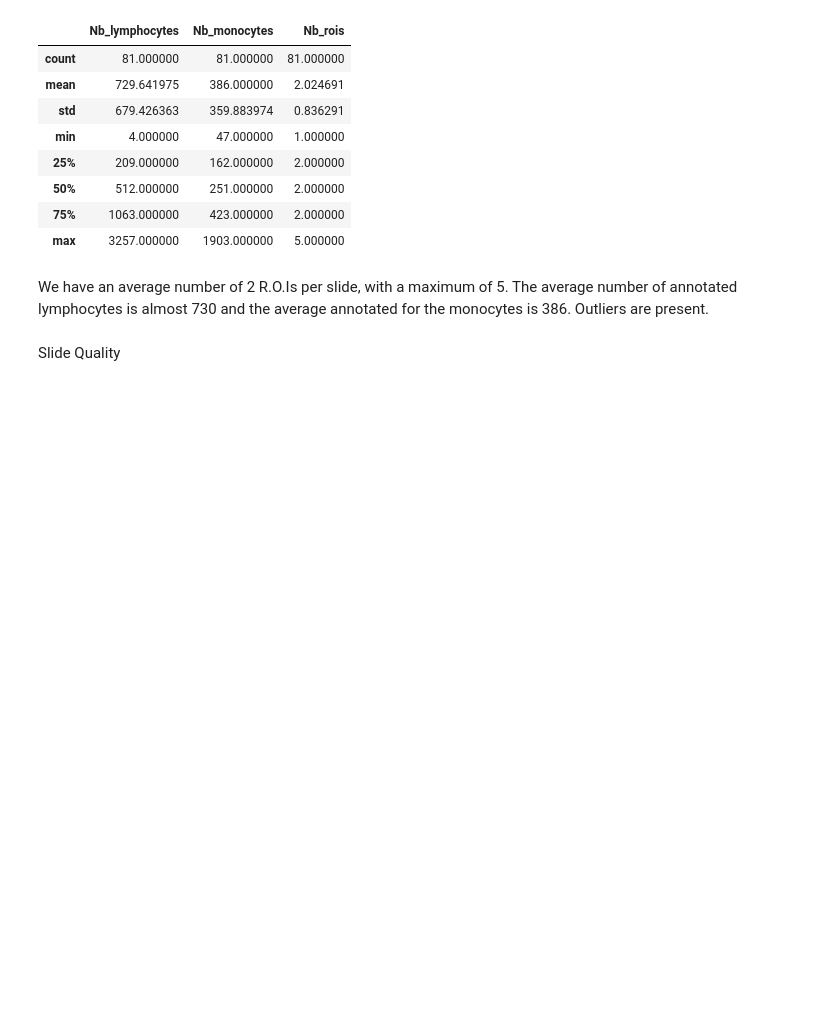
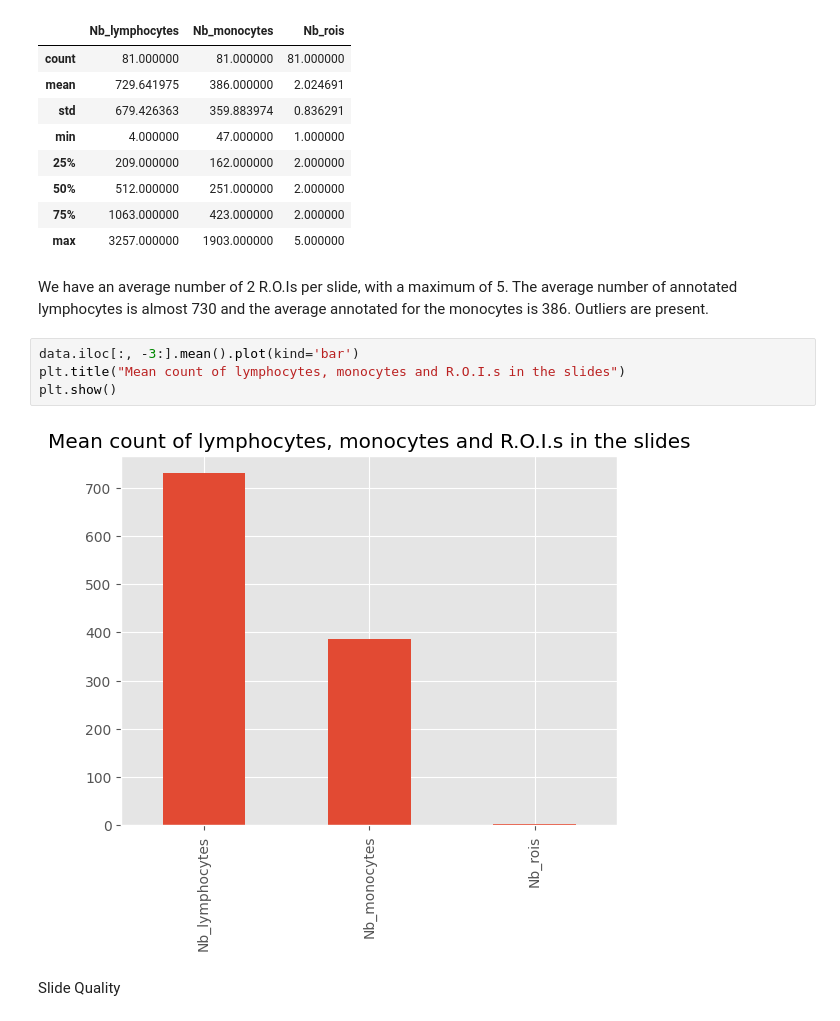
Before and after one commit to AImageLab-zip/MONKEY_challenge_ziplab, a Jupyter notebook: data_analysis/context_analisys.ipynb, the cells around one changed output. Saved outputs shown, nothing was run; the diff lists cells and outputs as text; blank space fills up the shorter version.

```diff
--- a/data_analysis/context_analisys.ipynb
+++ b/data_analysis/context_analisys.ipynb
@@ -178,6 +183,12 @@ data.iloc[:, -3:].describe()
 We have an average number of 2 R.O.Is per slide, with a maximum of 5.
 The average number of annotated lymphocytes is almost 730 and the average annotated for the monocytes is 386.
 Outliers are present.
+# %%
+data.iloc[:, -3:].mean().plot(kind='bar')
+plt.title("Mean count of lymphocytes, monocytes and R.O.I.s in the slides")
+plt.show()
+# %% [output]
+[figure, added]
 # %% [markdown]
 Slide Quality
 # %% [markdown]
```
Also changed, not shown: parts of 3 cells of this notebook, 17 other files.
